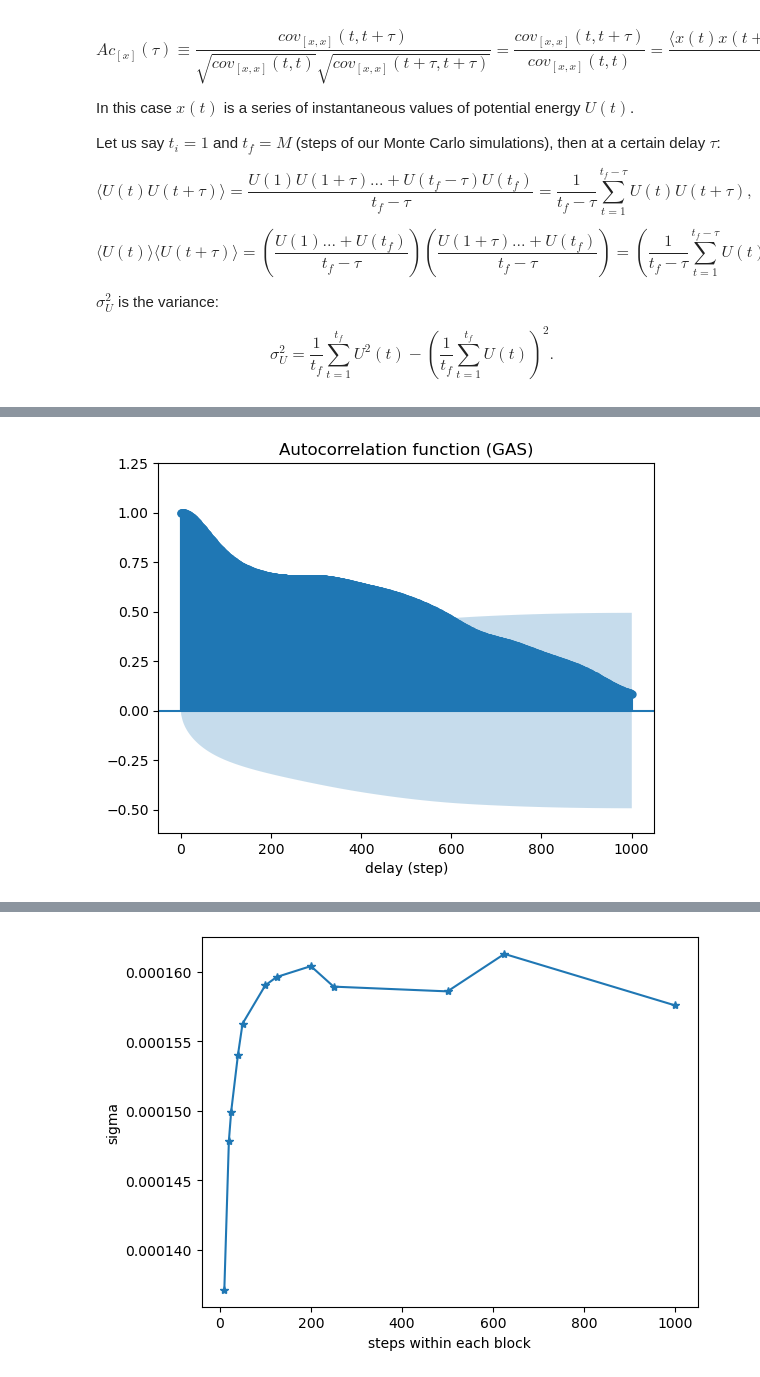
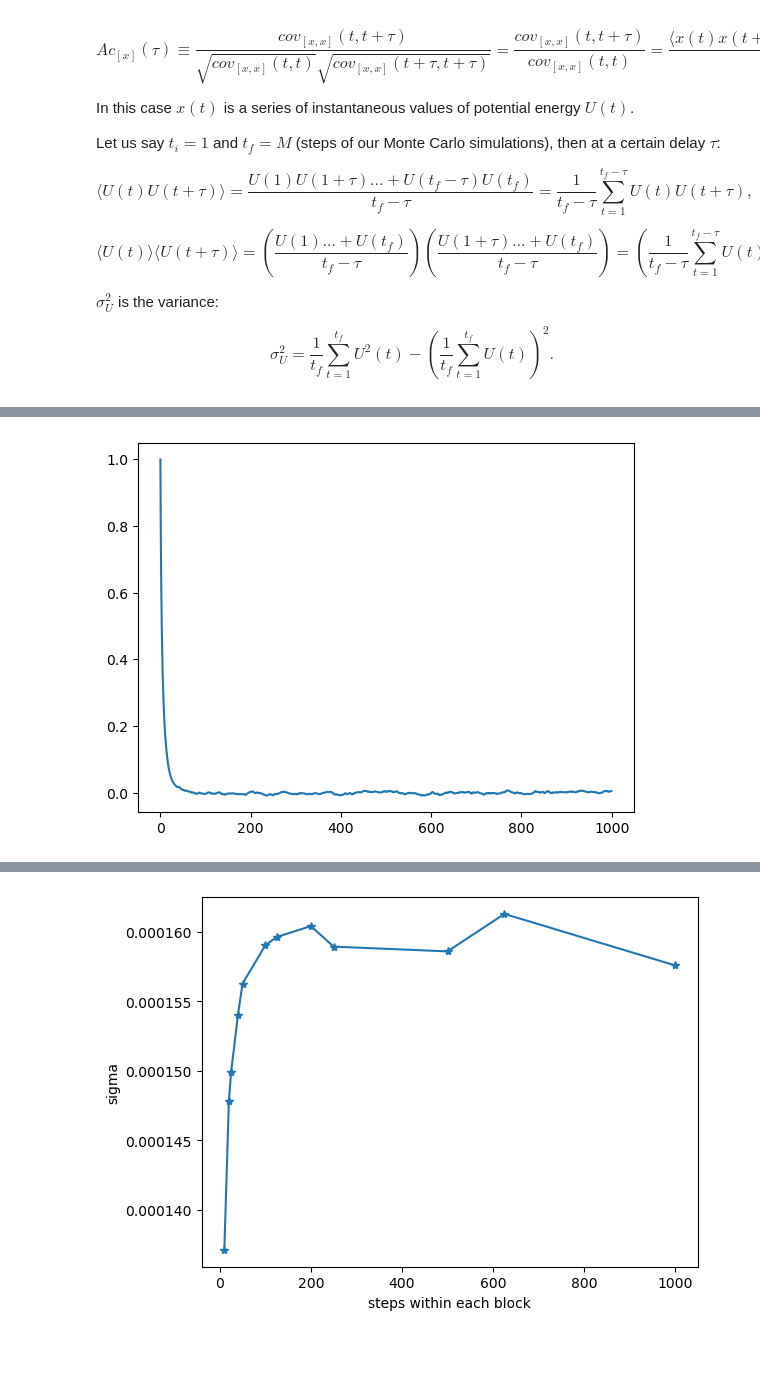
Before and after one commit to edoiannu/LSN_Exercises_Iannucci, a Jupyter notebook: Exercises_07/LSN_Exercises_07.ipynb, the cells around one changed output, grey strips where cells are left out. Drawn from its saved outputs; the diff is of its cells as text; code cells hidden in the pictures; blank space fills up the shorter version.

```diff
--- a/Exercises_07/LSN_Exercises_07.ipynb
+++ b/Exercises_07/LSN_Exercises_07.ipynb
@@ -106,5 +112,7 @@ plt.ylim(-7,0)
 # %%
-ac = autocorrelation(pe_gas,len(pe_gas))
+ac = autocorrelation(pe_gas,max_lag)
 
 plt.plot(N,ac)
 plt.show()
+# %% [output]
+[figure, added]
@@ -113,6 +118,0 @@ acf_gas = sm.tsa.acf(pe_gas)
-# %%
-sm.graphics.tsa.plot_acf(pe_gas, lags=1000, auto_ylims=True, title="Autocorrelation function (GAS)")
-plt.xlabel("delay (step)")
-plt.show()
-# %% [output]
-[figure, removed]
```
Also changed, not shown: parts of 11 cells of this notebook, 59 other files.
